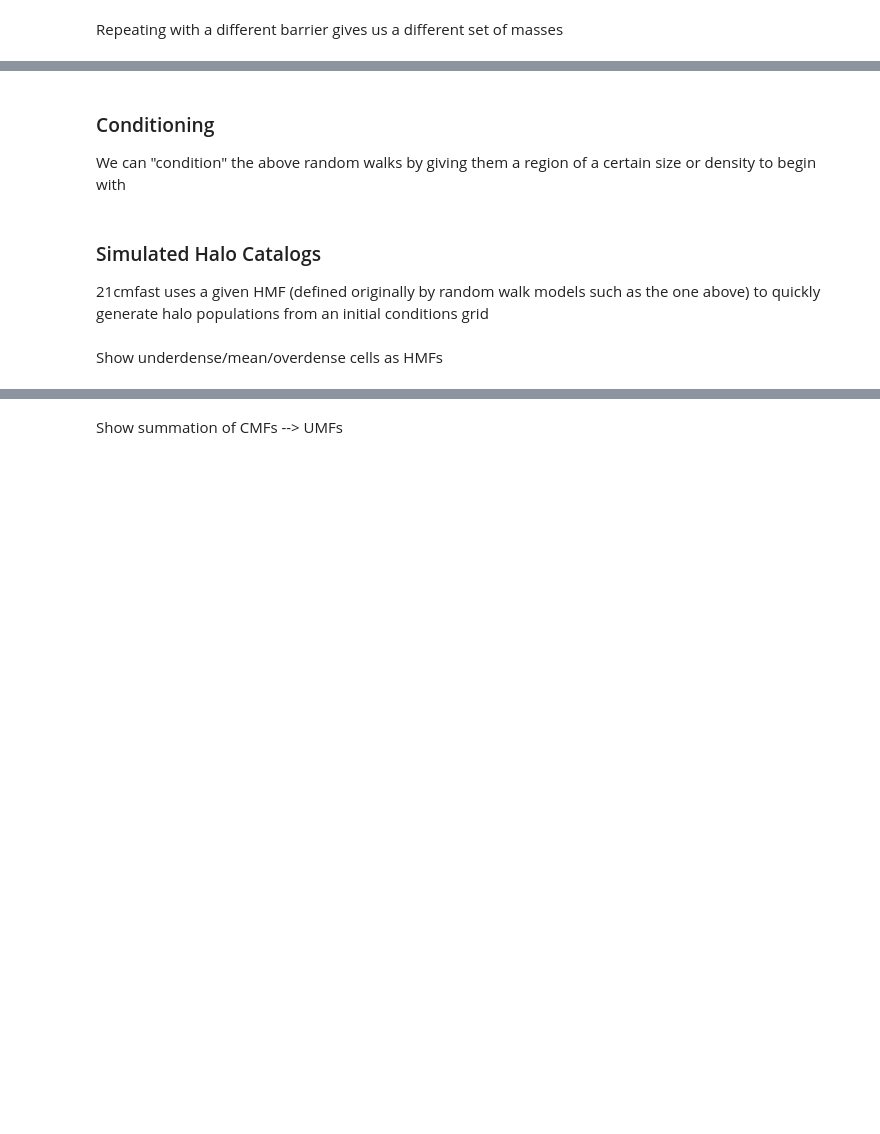
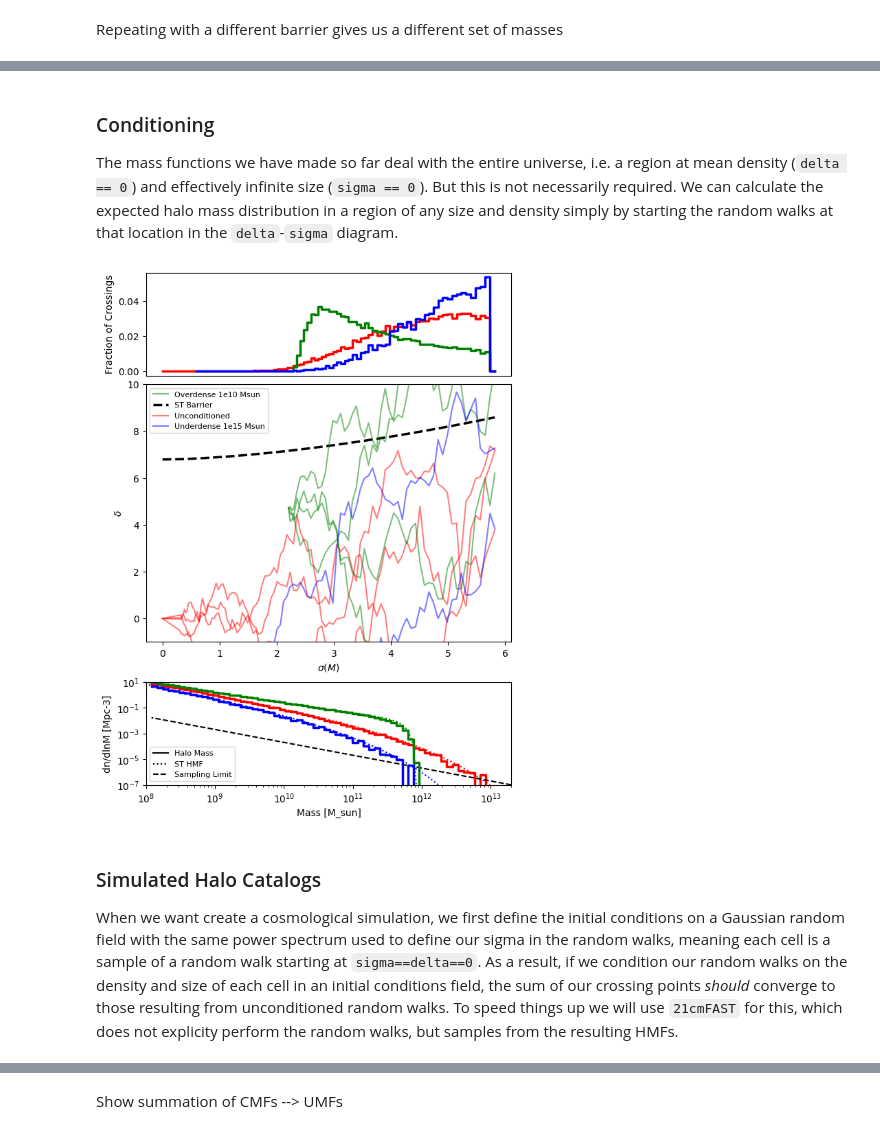
Before and after one commit to 21cmfast/Structure-Formation, a Jupyter notebook: tutorials/03-halos.ipynb, the cells around one changed output, grey strips where cells are left out. Saved outputs shown, nothing was run; the diff lists cells and outputs as text; code cells hidden in the pictures; blank space fills up the shorter version.

```diff
--- a/tutorials/03-halos.ipynb
+++ b/tutorials/03-halos.ipynb
@@ -123,3 +122,3 @@ rw.plot_walks(
 # %% [markdown]
 ### Conditioning
-We can "condition" the above random walks by giving them a region of a certain size or density to begin with
+The mass functions we have made so far deal with the entire universe, i.e. a region at mean density (`delta == 0`) and effectively infinite size (`sigma == 0`). But this is not necessarily required. We can calculate the expected halo mass distribution in a region of any size and density simply by starting the random walks at that location in the `delta`-`sigma` diagram.
@@ -126,6 +154,54 @@ We can "condition" the above random walks by giving them a region of a certain s
+# %%
+#now plot all three cases together
+fig, ax = rw.plot_walks(
+    walks=walks,
+    redshift=redshift,
+    mass_steps=mass_steps,
+    sigma_steps=sigma_steps,
+    barrier=barrier_steps_ST,
+    halo_masses=halo_masses_ST,
+    halo_sigma=halo_sigma_ST,
+    n_walks_plot=4,
+    color='r',
+    delta=0.0,
+    hmf_type='ST',
+    label='Unconditioned'
+)
+fig, ax = rw.plot_walks(
+    fig=fig,
+    ax=ax,
+    walks=walks_overdense_12,
+    redshift=redshift,
+    mass_steps=mass_12,
+    sigma_steps=sigma_12,
+    barrier=barrier_steps_ST_12,
+    halo_masses=halo_masses_ST_o_12,
+    halo_sigma=halo_sigma_ST_o_12,
+    n_walks_plot=4,
+    color='g',
+    delta=1.0,
+    hmf_type='ST',
+    label='Overdense 1e10 Msun'
+)
+fig, ax = rw.plot_walks(
+    fig=fig,
+    ax=ax,
+    walks=walks_underdense_15,
+    redshift=redshift,
+    mass_steps=mass_15,
+    sigma_steps=sigma_15,
+    barrier=barrier_steps_ST_15,
+    halo_masses=halo_masses_ST_u_15,
+    halo_sigma=halo_sigma_ST_u_15,
+    n_walks_plot=4,
+    color='b',
+    delta=-0.5,
+    hmf_type='ST',
+    label='Underdense 1e15 Msun'
+)
+# %% [output]
+[figure, added]
 # %% [markdown]
 ### Simulated Halo Catalogs
 
-21cmfast uses a given HMF (defined originally by random walk models such as the one above) to quickly generate halo populations from an initial conditions grid
+When we want create a cosmological simulation, we first define the initial conditions on a Gaussian random field with the same power spectrum used to define our sigma in the random walks, meaning each cell is a sample of a random walk starting at `sigma==delta==0`. As a result, if we condition our random walks on the density and size of each cell in an initial conditions field, the sum of our crossing points *should* converge to those resulting from unconditioned random walks. To speed things up we will use `21cmFAST` for this, which does not explicity perform the random walks, but samples from the resulting HMFs.
-# %% [markdown]
-Show underdense/mean/overdense cells as HMFs
```
Also changed, not shown: parts of 7 cells of this notebook, 1 other file.
